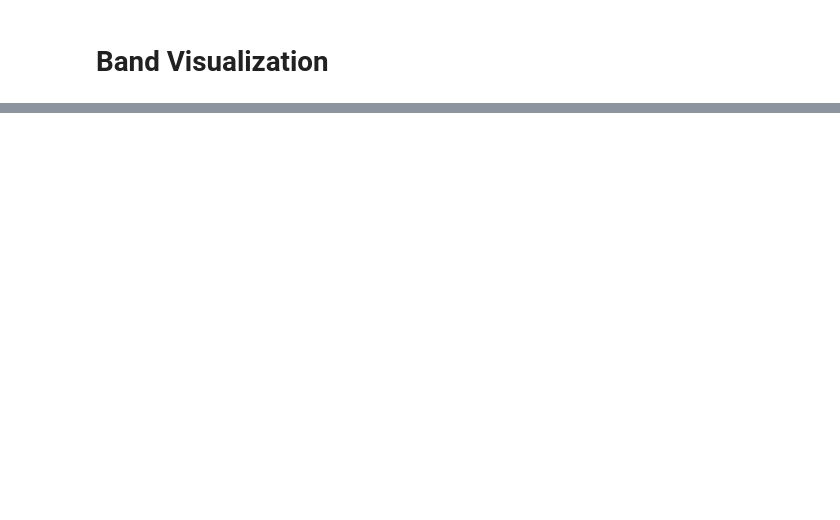
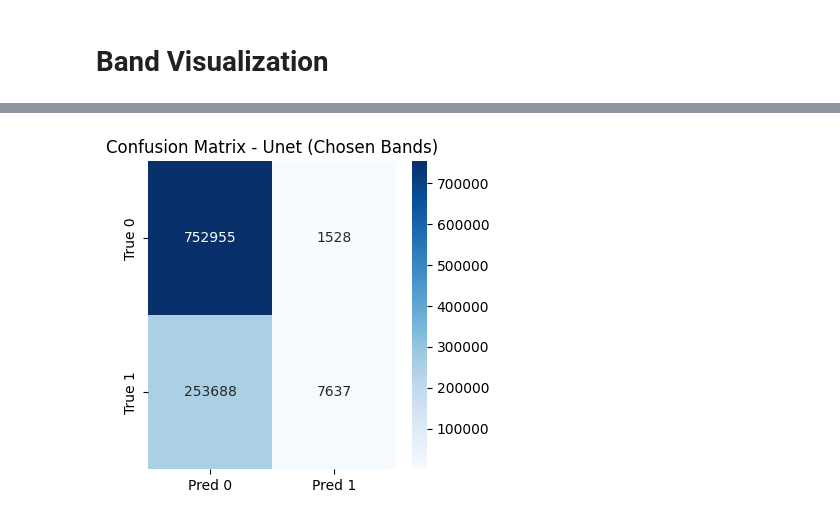
Before and after one commit to Rowanyasser/Water-Segmentation-Project, a Jupyter notebook: WaterSegmentation.ipynb, the cells around one changed output, grey strips where cells are left out. Drawn from its saved outputs; the diff is of its cells as text; code cells hidden in the pictures; blank space fills up the shorter version.

```diff
--- a/WaterSegmentation.ipynb
+++ b/WaterSegmentation.ipynb
@@ -860,0 +418,6 @@ Saved normalize_stats to normalize_stats.json
+# %%
+pca_chosen = fit_pca(images_dir, train_files, selected_bands=chosen_bands, use_features=True)
+temp_chosen_train = SegmentationDataset(images_dir, masks_dir, train_files, selected_bands=chosen_bands, augment=False, use_features=True, pca=pca_chosen)
+mean_chosen, std_chosen = compute_mean_std(temp_chosen_train)
+full_train_dataset = SegmentationDataset(images_dir, masks_dir, train_files, selected_bands=chosen_bands, augment=True, mean=mean_chosen, std=std_chosen, use_features=True, pca=pca_chosen)
+full_val_dataset = SegmentationDataset(images_dir, masks_dir, val_files, selected_bands=chosen_bands, augment=False, mean=mean_chosen, std=std_chosen, use_features=True, pca=pca_chosen)
@@ -860,0 +496,6 @@ Saved normalize_stats to normalize_stats.json
+# %%
+# DataLoaders
+raw_train_loader = DataLoader(raw_train_dataset, batch_size=8, shuffle=True, num_workers=os.cpu_count())
+raw_val_loader = DataLoader(raw_val_dataset, batch_size=8, num_workers=os.cpu_count())
+full_train_loader = DataLoader(full_train_dataset, batch_size=8, shuffle=True, num_workers=os.cpu_count())
+full_val_loader = DataLoader(full_val_dataset, batch_size=8, num_workers=os.cpu_count())
@@ -860,0 +1056,30 @@ Saved normalize_stats to normalize_stats.json
+# %%
+# Save Best Model
+torch.save(best_model.state_dict(), "best_model.pth")
+save_info = {
+    "best_dataset": best_dataset,
+    "best_model": best_model_name,
+    "metrics": results[best_dataset][best_model_name],
+    "mean": (mean_chosen if best_dataset == "Chosen Bands" else mean_raw).tolist(),  # Convert NumPy array to list
+    "std": (std_chosen if best_dataset == "Chosen Bands" else std_raw).tolist(),    # Convert NumPy array to list
+    "in_channels": saved_models[best_dataset][best_model_name]["in_channels"]
+}
+with open("normalize_stats.json", "w") as f:
+    json.dump(save_info, f, indent=4)
+# %%
+# Visualization Functions (from original notebook, unchanged)
+def plot_confusion_matrix(model, loader):
+    model.eval()
+    y_true, y_pred = [], []
+    with torch.no_grad():
+        for images, masks in loader:
+            images, masks = images.to(DEVICE), masks.to(DEVICE)
+            outputs = torch.sigmoid(model(images))
+            preds = (outputs > 0.6).float()
+            y_true.extend(masks.cpu().numpy().flatten())
+            y_pred.extend(preds.cpu().numpy().flatten())
+    cm = confusion_matrix(y_true, y_pred, labels=[0,1])
+    plt.figure(figsize=(4,4))
+    sns.heatmap(cm, annot=True, fmt="d", cmap="Blues", xticklabels=["Pred 0","Pred 1"], yticklabels=["True 0","True 1"])
+    plt.title(f"Confusion Matrix - {best_model_name} ({best_dataset})")
+    plt.show()
@@ -860,0 +1153,4 @@ Saved normalize_stats to normalize_stats.json
+# %%
+plot_confusion_matrix(best_model, best_val_loader)
+# %% [output]
+[figure, added]
```
Also changed, not shown: parts of 95 cells of this notebook.
